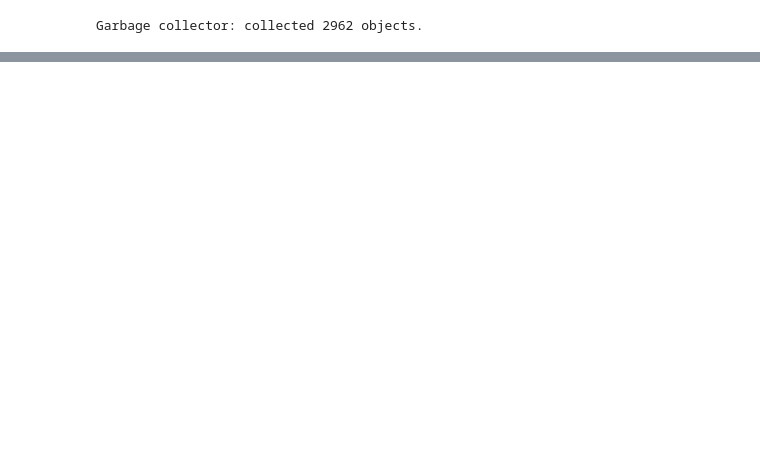
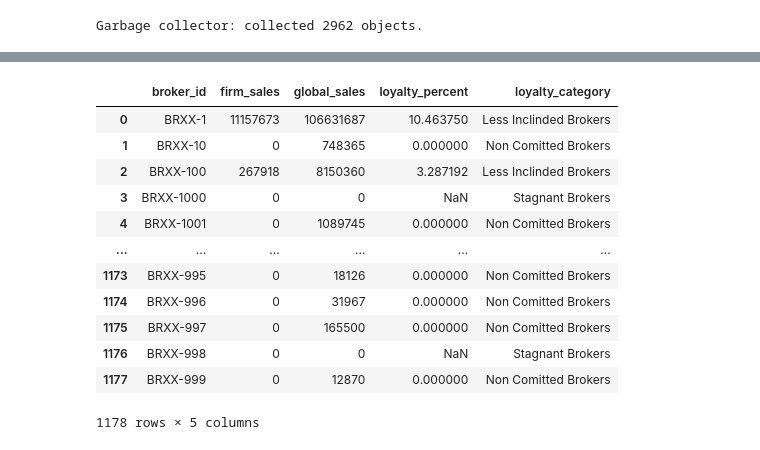
Before and after one commit to kkaur1998/ksr_de, a Jupyter notebook: python/15_mini_project.ipynb, the cells around one changed output, grey strips where cells are left out. Saved outputs shown, nothing was run; the diff lists cells and outputs as text; code cells hidden in the pictures; blank space fills up the shorter version.

```diff
--- a/python/15_mini_project.ipynb
+++ b/python/15_mini_project.ipynb
@@ -181,0 +197,5 @@ See the caveats in the documentation: https://pandas.pydata.org/pandas-docs/stab
+# %%
+report['firm_sales'] = report['firm_sales'].astype('int64')
+report['global_sales'] = report['global_sales'].astype('int64')
+report['loyalty_percent'] = (report['firm_sales']/report['global_sales'])*100
+report.head()
@@ -181,0 +217,16 @@ See the caveats in the documentation: https://pandas.pydata.org/pandas-docs/stab
+# %%
+def loyalty_check(l_percent):
+    if l_percent == 100:
+        return "Loyal Brokers"
+    elif l_percent >= 85:
+        return "Steadyfast Brokers"
+    elif l_percent == 0:
+        return "Non Comitted Brokers"
+    elif l_percent <= 50:
+        return "Less Inclinded Brokers"
+    elif l_percent <85:
+        return "Reasonably Devoted Brokers(Moderate)"
+    else:
+        return "Stagnant Brokers"
+# %%
+report['loyalty_category'] = report['loyalty_percent'].apply(loyalty_check)
@@ -181,0 +253,16 @@ See the caveats in the documentation: https://pandas.pydata.org/pandas-docs/stab
+# %%
+report
+# %% [output]
+|  | broker_id | firm_sales | global_sales | loyalty_percent | loyalty_category |
+| 0 | BRXX-1 | 11157673 | 106631687 | 10.463750 | Less Inclinded Brokers |
+| 1 | BRXX-10 | 0 | 748365 | 0.000000 | Non Comitted Brokers |
+| 2 | BRXX-100 | 267918 | 8150360 | 3.287192 | Less Inclinded Brokers |
+| 3 | BRXX-1000 | 0 | 0 | NaN | Stagnant Brokers |
+| 4 | BRXX-1001 | 0 | 1089745 | 0.000000 | Non Comitted Brokers |
+| ... | ... | ... | ... | ... | ... |
+| 1173 | BRXX-995 | 0 | 18126 | 0.000000 | Non Comitted Brokers |
+| 1174 | BRXX-996 | 0 | 31967 | 0.000000 | Non Comitted Brokers |
+| 1175 | BRXX-997 | 0 | 165500 | 0.000000 | Non Comitted Brokers |
+| 1176 | BRXX-998 | 0 | 0 | NaN | Stagnant Brokers |
+| 1177 | BRXX-999 | 0 | 12870 | 0.000000 | Non Comitted Brokers |
+1178 rows × 5 columns
```
Also changed, not shown: parts of 26 cells of this notebook.
